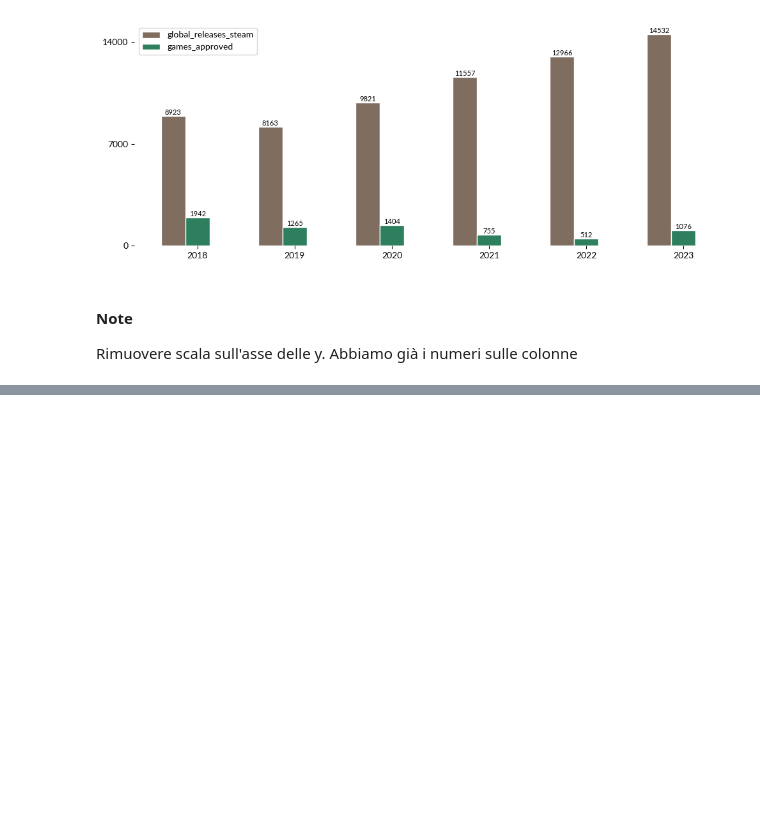
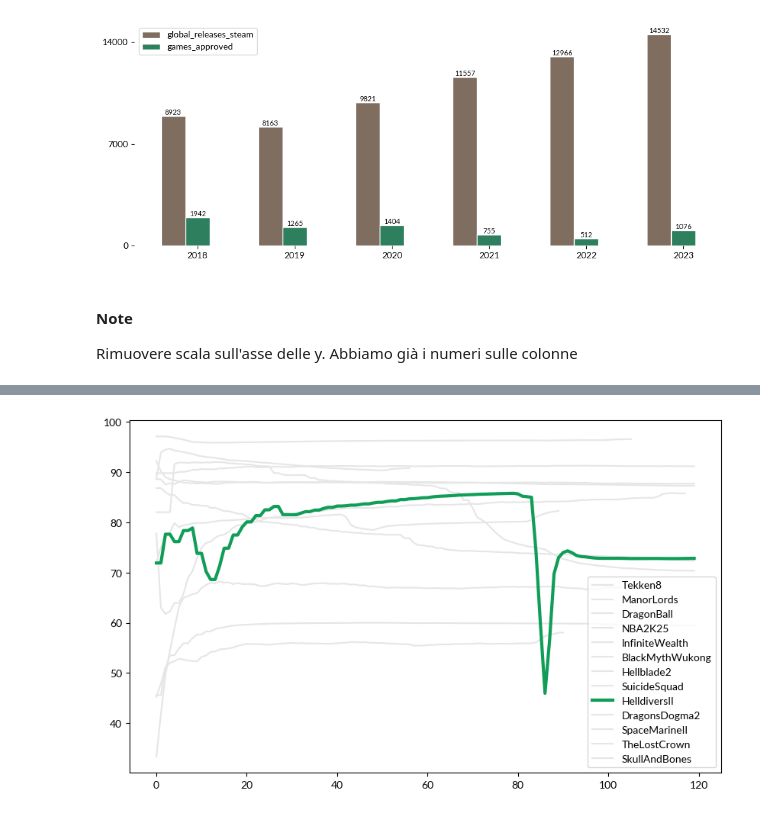
Before and after one commit to demic-dev/vs-project, a Jupyter notebook: charts.ipynb, the cells around one changed output, grey strips where cells are left out. Saved outputs shown, nothing was run; the diff lists cells and outputs as text; code cells hidden in the pictures; blank space fills up the shorter version.

```diff
--- a/charts.ipynb
+++ b/charts.ipynb
@@ -267,0 +262,16 @@ for index, game in enumerate(games):
+# %%
+fig, ax = plt.subplots(figsize=(10,6))
+
+for game in games_reviews:
+    df = games_reviews[game]
+
+    if game == "HelldiversII":
+        ax.plot(df.index, df['Rating'], label=game, color="#0F9D58", linewidth=3, zorder=1)
+    else:
+        ax.plot(df.index, df['Rating'], label=game, color="#E6E6E6", zorder=0)
+
+ax.legend()
+
+plt.savefig(build_chart_path("fluctuations_reviews_helldivers"), format="svg")
+# %% [output]
+[figure, added]
```
Also changed, not shown: parts of 11 cells of this notebook, 41 other files.
